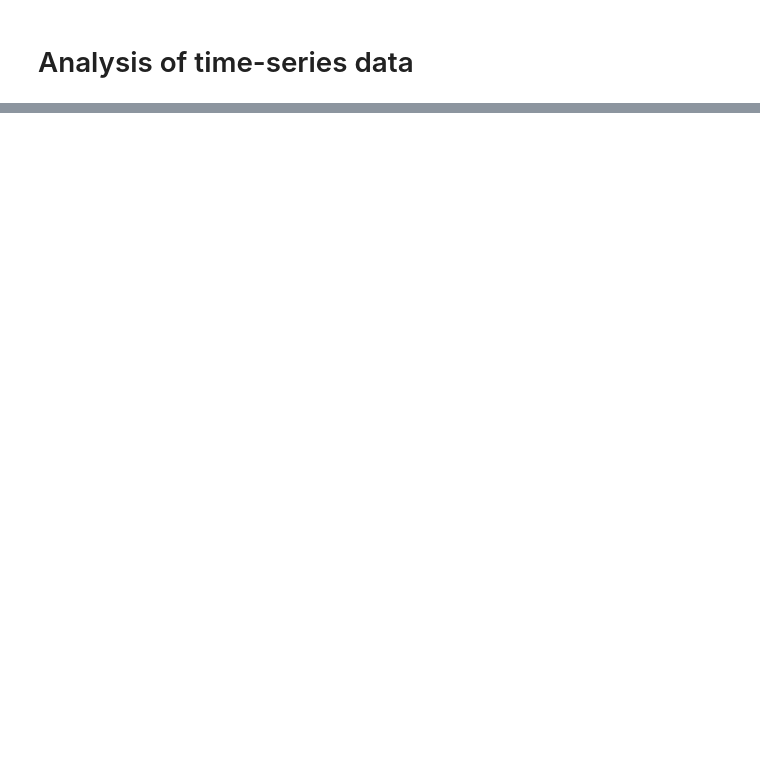
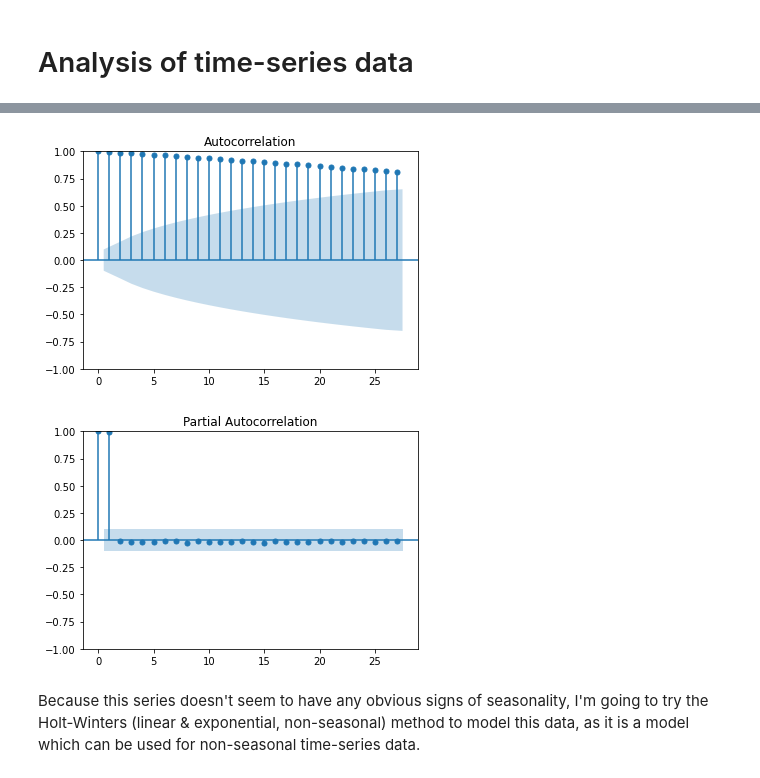
Before and after one commit to LukeAC/covid-analysis, a Jupyter notebook: COVID-EDA.ipynb, the cells around one changed output, grey strips where cells are left out. Cells and saved outputs as stored; diff of their text form; code cells hidden in the pictures; blank space fills up the shorter version.

```diff
--- a/COVID-EDA.ipynb
+++ b/COVID-EDA.ipynb
@@ -118,0 +152,8 @@ The p-value here suggests we can reject the null hypothesis of the Augmented Dic
+# %%
+plot_acf(train_data[CASE_TYPE]);
+plot_pacf(train_data[CASE_TYPE]);
+# %% [output]
+[figure, added]
+[figure, added]
+# %% [markdown]
+Because this series doesn't seem to have any obvious signs of seasonality, I'm going to try the Holt-Winters (linear & exponential, non-seasonal) method to model this data, as it is a model which can be used for non-seasonal time-series data.
```
Also changed, not shown: parts of 26 cells of this notebook, 5 other files.
